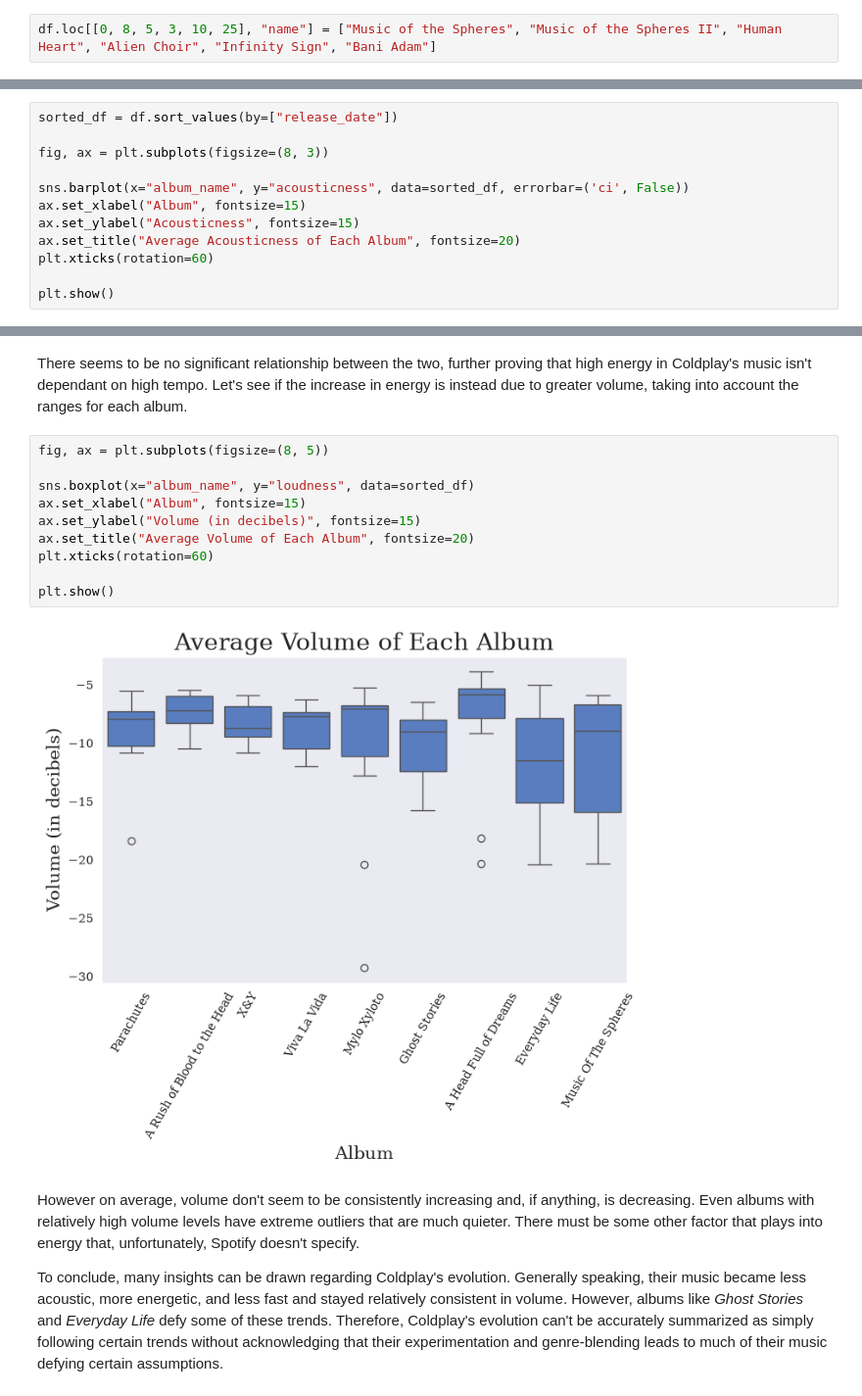
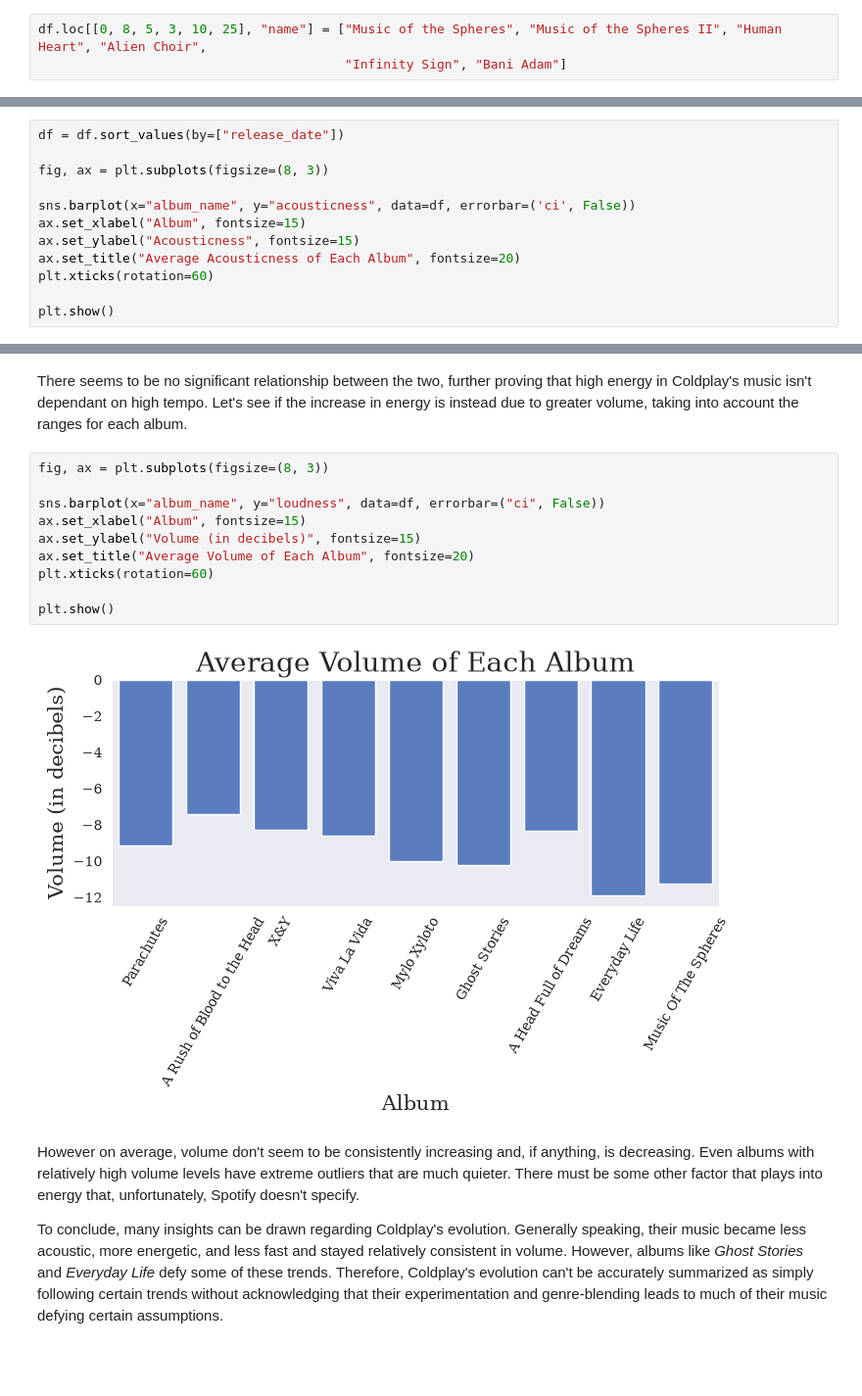
Before and after one commit to Dworlock11/Coldplay-Music-Analysis, a Jupyter notebook: notebooks/Analysis.ipynb, the cells around one changed output, grey strips where cells are left out. Shown at 98% size. Cells and saved outputs as stored; diff of their text form; blank space fills up the shorter version.

```diff
--- a/notebooks/Analysis.ipynb
+++ b/notebooks/Analysis.ipynb
@@ -212,5 +194,6 @@ Name: name, dtype: str
 # %% [markdown]
 The actual names of the songs would be more helpful, so they will be individually replaced.
 # %%
-df.loc[[0, 8, 5, 3, 10, 25], "name"] = ["Music of the Spheres", "Music of the Spheres II", "Human Heart", "Alien Choir", "Infinity Sign", "Bani Adam"]
+df.loc[[0, 8, 5, 3, 10, 25], "name"] = ["Music of the Spheres", "Music of the Spheres II", "Human Heart", "Alien Choir",
+                                        "Infinity Sign", "Bani Adam"]
 # %%
@@ -304,11 +289,11 @@ Coldplay has amassed a diverse discography over the years spanning both rock and
 
 Firstly, their first two albums are considered acoustic rock, while the albums later started to use more electronic instrumentation that is characteristic of pop.
 # %%
-sorted_df = df.sort_values(by=["release_date"])
+df = df.sort_values(by=["release_date"])
 
 fig, ax = plt.subplots(figsize=(8, 3))
 
-sns.barplot(x="album_name", y="acousticness", data=sorted_df, errorbar=('ci', False))
+sns.barplot(x="album_name", y="acousticness", data=df, errorbar=('ci', False))
 ax.set_xlabel("Album", fontsize=15)
 ax.set_ylabel("Acousticness", fontsize=15)
 ax.set_title("Average Acousticness of Each Album", fontsize=20)
@@ -379,17 +364,17 @@ plt.show()
 # %% [markdown]
 There seems to be no significant relationship between the two, further proving that high energy in Coldplay's music isn't dependant on high tempo. Let's see if the increase in energy is instead due to greater volume, taking into account the ranges for each album.
 # %%
-fig, ax = plt.subplots(figsize=(8, 5))
+fig, ax = plt.subplots(figsize=(8, 3))
 
-sns.boxplot(x="album_name", y="loudness", data=sorted_df)
+sns.barplot(x="album_name", y="loudness", data=df, errorbar=("ci", False))
 ax.set_xlabel("Album", fontsize=15)
 ax.set_ylabel("Volume (in decibels)", fontsize=15)
 ax.set_title("Average Volume of Each Album", fontsize=20)
 plt.xticks(rotation=60)
 
 plt.show()
 # %% [output]
-[figure, old version]
+[figure, new version]
 # %% [markdown]
 However on average, volume don't seem to be consistently increasing and, if anything, is decreasing. Even albums with relatively high volume levels have extreme outliers that are much quieter. There must be some other factor that plays into energy that, unfortunately, Spotify doesn't specify.
 
```
Also changed, not shown: parts of 50 cells of this notebook, 2 other files.
